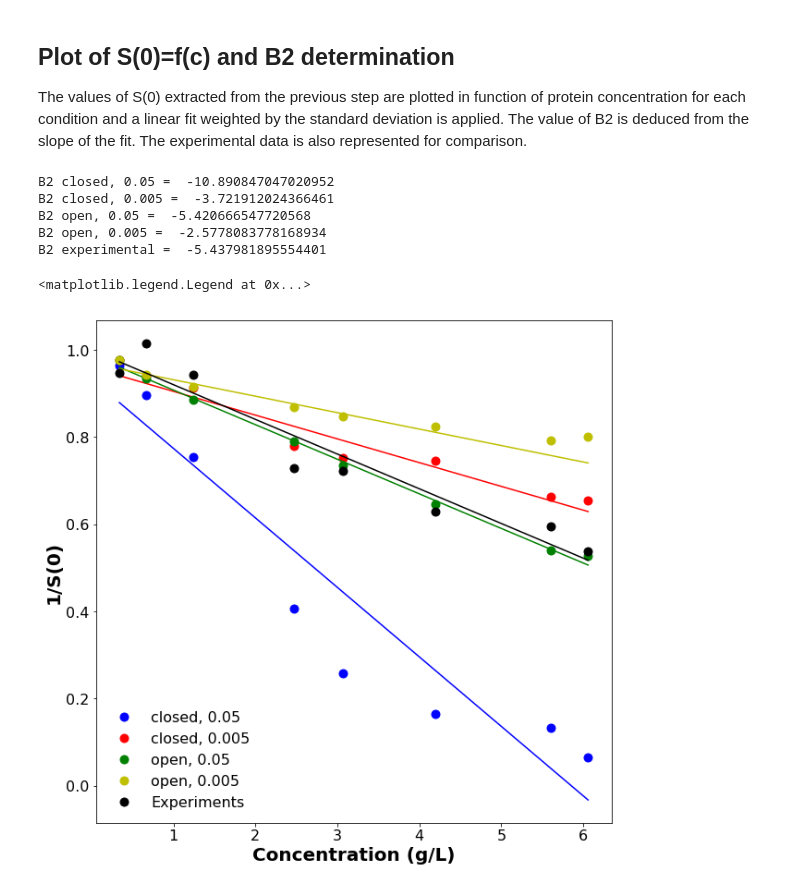
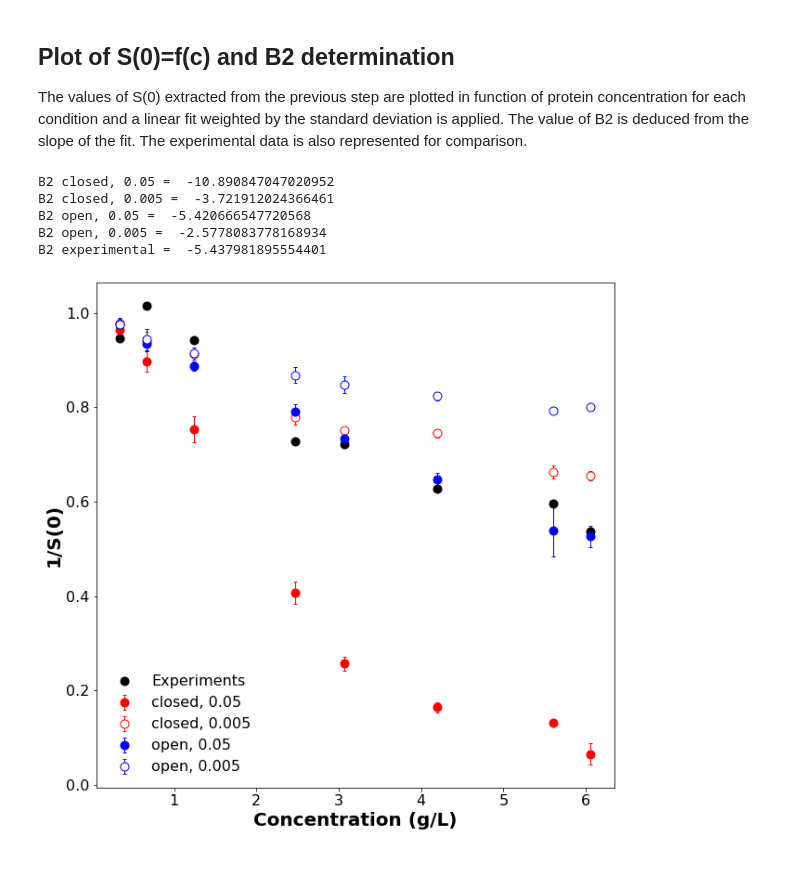
Before and after one commit to mlund/SI-Lipase-Structure-Factors, a Jupyter notebook: manybody/noswap/plot_manybody_noswap.ipynb, the cells around one changed output. Cells and saved outputs as stored; diff of their text form; code cells hidden in the pictures.

```diff
--- a/manybody/noswap/plot_manybody_noswap.ipynb
+++ b/manybody/noswap/plot_manybody_noswap.ipynb
@@ -352,44 +351,45 @@ The values of S(0) extracted from the previous step are plotted in function of p
 plt.rcParams.update({'font.size': 16, 'figure.figsize': [10.0, 10.0]})
 
 serie = "series2"
-i = 0
-colorlist = ['k','b','r','g','y']
 
 for conf in ["closed", "open"]:
     for epslj in [0.05, 0.005]:
-        i = i+1
-        col = colorlist[i]
+        if conf=="closed":
+            mec='r'
+        if conf=="open":
+            mec='b'
+        if epslj==0.05:
+            mfc=mec
+        if epslj==0.005:
+            mfc='white'
+
         cp, invs0_mean, invs0_dev = np.loadtxt(str(serie)+"-"+str(conf)+"-e"+str(epslj)+'_s0.dat', unpack=True)
         fit = np.polyfit(cp,invs0_mean,w=invs0_dev,deg=1)
-
-        plt.plot(cp,invs0_mean,marker='o',ls='None',ms=9,color=col,label=str(conf)+', '+str(epslj))
-        plt.plot(cp,cp*fit[0]+fit[1],color=col)
+        plt.errorbar(cp,invs0_mean,marker='o', ls='None', ecolor=mec,elinewidth=1.0,capsize=2.0,mfc=mfc, mec=mec,ms=9,yerr=invs0_dev,label=str(conf)+', '+str(epslj))
 
         Mw = 29609.61
         N_A = 6.022*1e23
         A2 = fit[0]/(2*Mw)
         B2_raw = A2 * Mw**2 / N_A
         B2_hs = 2 * math.pi * (27.8*(10**-9)*2)**3 / 3
         print('B2 '+str(conf)+', '+str(epslj)+' = ', B2_raw/B2_hs)
 
 col = colorlist[0]
 conc_s0, invs0_exp, s0_exp = np.loadtxt("s0_exp_series2.dat", usecols=(0,1,2),unpack=True)
 fit2 = np.polyfit(conc_s0, invs0_exp,deg=1)
 plt.plot(conc_s0, invs0_exp,marker='o',ls='None',ms=9,color=col,label="Experiments")
-plt.plot(conc_s0,conc_s0*fit2[0]+fit2[1],color=col)
 A2 = fit2[0]/(2*Mw)
 B2_raw = A2 * Mw**2 / N_A
 B2_hs = 2 * math.pi * (27.8*(10**-9)*2)**3 / 3
 print('B2 experimental = ', B2_raw/B2_hs)
 
 plt.xlabel("Concentration (g/L)", fontsize=20, weight='bold')
 plt.ylabel("1/S(0)", fontsize=20, weight='bold')
 plt.legend(frameon=False)
 # %% [output]
 B2 closed, 0.05 =  -10.890847047020952
 B2 closed, 0.005 =  -3.721912024366461
 B2 open, 0.05 =  -5.420666547720568
 B2 open, 0.005 =  -2.5778083778168934
 B2 experimental =  -5.437981895554401
-<matplotlib.legend.Legend at 0x...>
-[figure, old version]
+[figure, new version]
```
Also changed, not shown: parts of 4 cells of this notebook, 6 other files.
